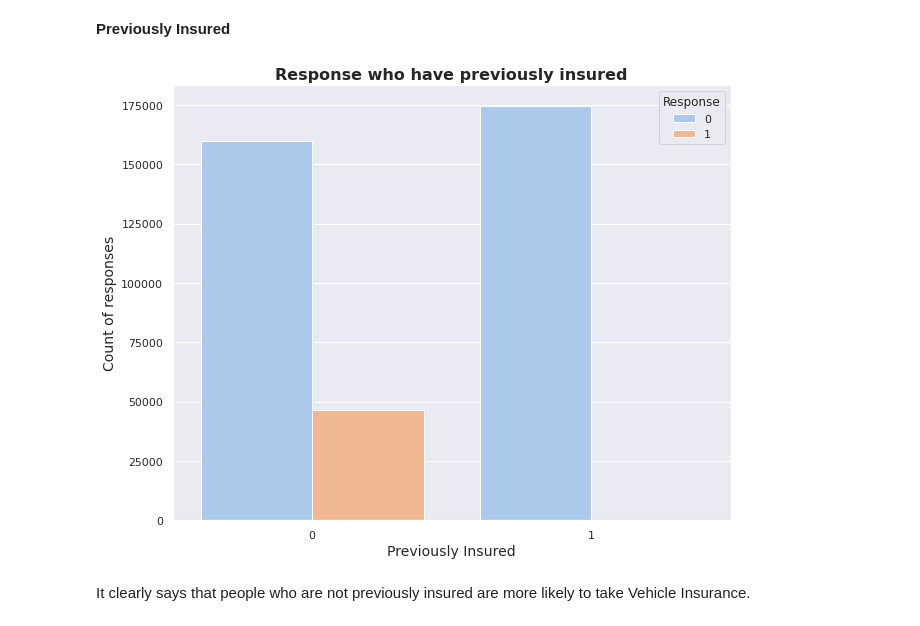
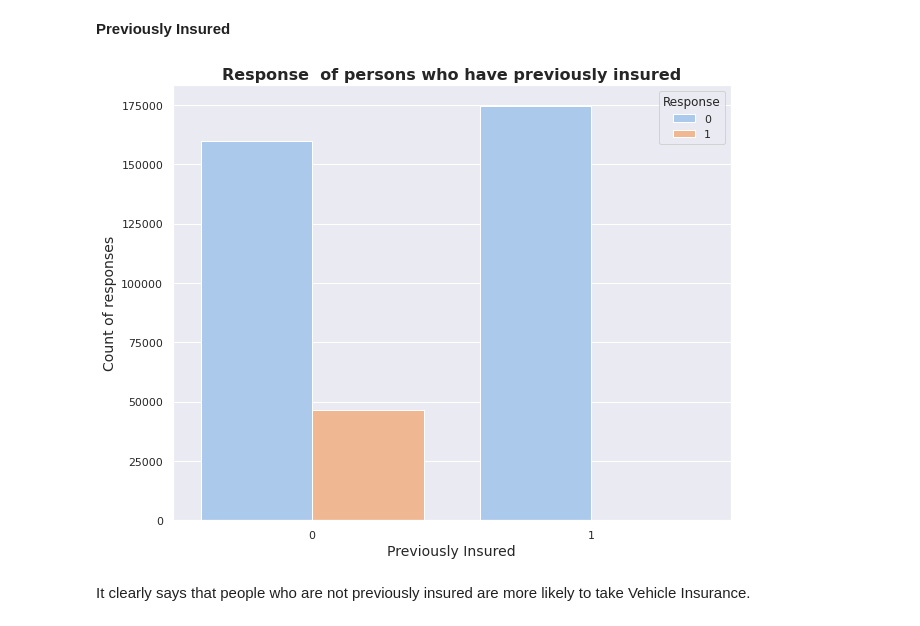
Before and after one commit to abhikr1302/ML-Capstone-Health-Insurabce-Cross-sell-Prediction, a Jupyter notebook: HEALTH_INSURANCE_CROSS_SELL_PREDICTION.ipynb, the cells around one changed output. Drawn from its saved outputs; the diff is of its cells as text; code cells hidden in the pictures.

```diff
--- a/HEALTH_INSURANCE_CROSS_SELL_PREDICTION.ipynb
+++ b/HEALTH_INSURANCE_CROSS_SELL_PREDICTION.ipynb
@@ -382,13 +382,13 @@ It shows that Region code-38 have the highest number of possiblity for Vehicle I
 # %%
 sns.set(rc={'figure.figsize':(10,8)})
 sns.set_palette("pastel")
 graph = sns.countplot(x=df['Previously_Insured'],hue=df['Response'])
-graph.set_title('Response who have previously insured',fontsize = 16, fontweight='bold')
+graph.set_title('Response  of persons who have previously insured',fontsize = 16, fontweight='bold')
 graph.set_xlabel('Previously Insured',fontsize = 14)
 graph.set_ylabel('Count of responses',fontsize = 14)
 plt.show()
 # %% [output]
-[figure, old version]
+[figure, new version]
 # %% [markdown]
 It clearly says that people who are not previously insured are more likely to take Vehicle Insurance.
 # %% [markdown]
```
Also changed, not shown: parts of 52 cells of this notebook.
